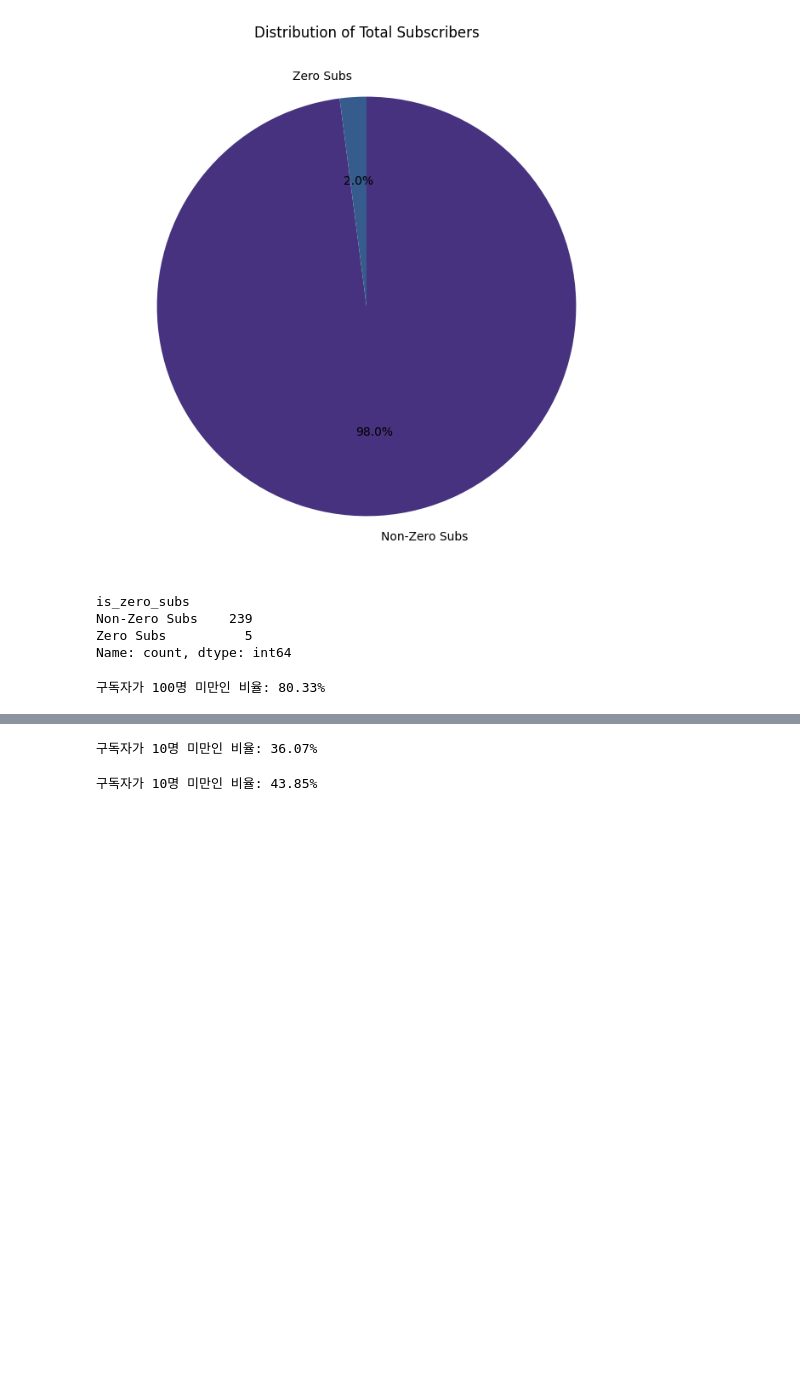
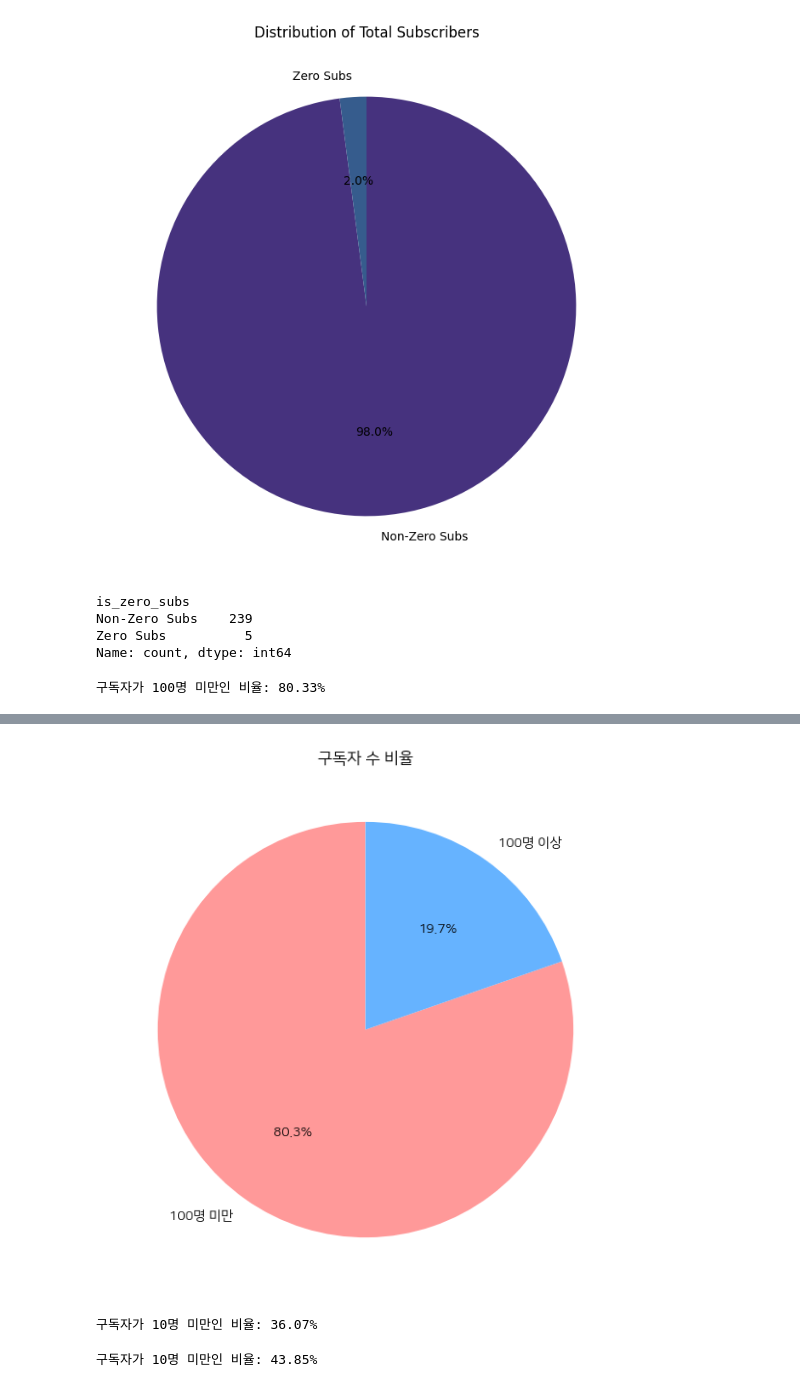
Before and after one commit to songye38/2024_GenAI_crawling, a Jupyter notebook: EDA/version1.ipynb, the cells around one changed output, grey strips where cells are left out. Cells and saved outputs as stored; diff of their text form; code cells hidden in the pictures; blank space fills up the shorter version.

```diff
--- a/EDA/version1.ipynb
+++ b/EDA/version1.ipynb
@@ -144,3 +204,34 @@ print(f"구독자가 100명 미만인 비율: {subs_less_than_5_ratio:.2%}")
+# %%
+import matplotlib.pyplot as plt
+
+# 데이터프레임 생성 예시
+# 예시를 위해 임의의 데이터 사용
+import pandas as pd
+
+
+# total_subs_num이 100 미만인 데이터 필터링
+subs_less_than_100 = df[df['total_subs_num'] < 100]
+
+# 비율 계산
+subs_less_than_100_ratio = len(subs_less_than_100) / len(df)
+subs_greater_than_100_ratio = 1 - subs_less_than_100_ratio
+
+# 비율 데이터
+ratios = [subs_less_than_100_ratio, subs_greater_than_100_ratio]
+
+# 라벨
+labels = ['100명 미만', '100명 이상']
+
+# 색상
+colors = ['#ff9999', '#66b3ff']
+
+# 원형 그래프 그리기
+plt.figure(figsize=(7, 7))
+plt.pie(ratios, labels=labels, colors=colors, autopct='%1.1f%%', startangle=90)
+plt.title('구독자 수 비율')
+plt.show()
+# %% [output]
+[figure, added]
 # %%
 # 예시 DataFrame 생성
 
```
Also changed, not shown: parts of 4 cells of this notebook.
